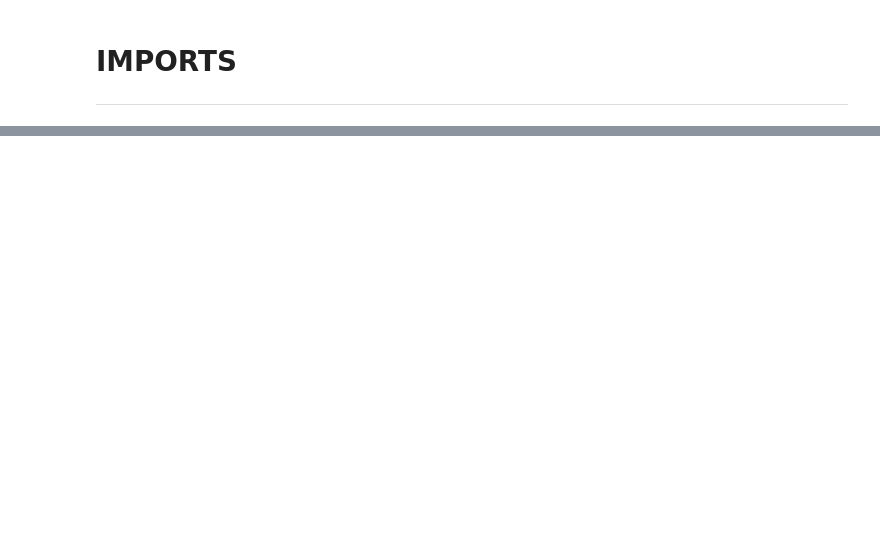
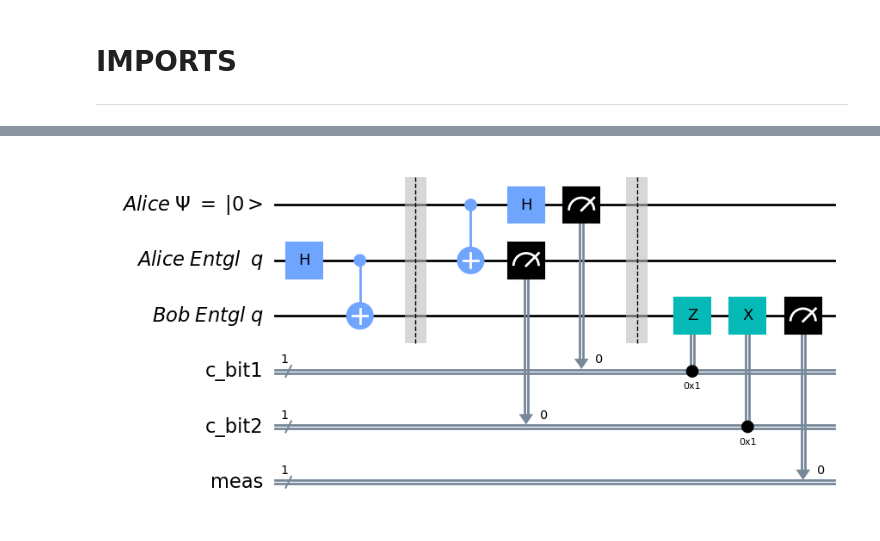
Before and after one commit to GuillermoAbadLopez/Quantum-Teleportation, a Jupyter notebook: src/main.ipynb, the cells around one changed output, grey strips where cells are left out. Drawn from its saved outputs; the diff is of its cells as text; code cells hidden in the pictures; blank space fills up the shorter version.

```diff
--- a/src/main.ipynb
+++ b/src/main.ipynb
@@ -83,0 +64,36 @@ plot_histogram(counts)
+# %%
+# Define the circuit quantum channels, the two entangled states between Alice and Bob, and an extra one for Alice, with the state to send::
+message_qr = QuantumRegister(1, "Alice Ψ = |0>")
+alice_qr = QuantumRegister(1, "Alice Entgl  q")
+bob_qr = QuantumRegister(1, "Bob Entgl q")
+
+# We have 2 classical registers, for saving the results of the Bell projection measurement:
+cr1 = ClassicalRegister(1, "c_bit1")
+cr2 = ClassicalRegister(1, "c_bit2")
+teleport_circuit = QuantumCircuit(message_qr, alice_qr, bob_qr, cr1, cr2)
+
+# Start the previously entangled state between Alice and Bob:
+teleport_circuit.h(1)
+teleport_circuit.cx(1,2)
+teleport_circuit.barrier() # the teleportation has been set, and the experiment starts.
+
+# Alice now wants do a Bell state measurement, which consists of a CX, a Hadamart and a measurement of both qubit
+teleport_circuit.cx(0, 1)
+teleport_circuit.h(0)
+teleport_circuit.measure(0,0)
+teleport_circuit.measure(1,1)
+teleport_circuit.barrier() # Use barrier to separate steps
+
+# Depending on the classical bits Bob recieves from Alice, he knows he needs to perform a Z or/and a X gate:
+teleport_circuit.z(2).c_if(cr1, 1)  #if cr1 is 1 apply Z gate
+teleport_circuit.x(2).c_if(cr2, 1)  #if cr2 is 1 apply X gate
+
+#add a new classical register to see the result
+cr_result = ClassicalRegister(1, "meas")
+teleport_circuit.add_register(cr_result)
+teleport_circuit.measure(2,2)
+
+# Plot the circuit:
+teleport_circuit.draw(output='mpl')
+# %% [output]
+[figure, added]
```
Also changed, not shown: parts of 57 cells of this notebook, 4 other files.
